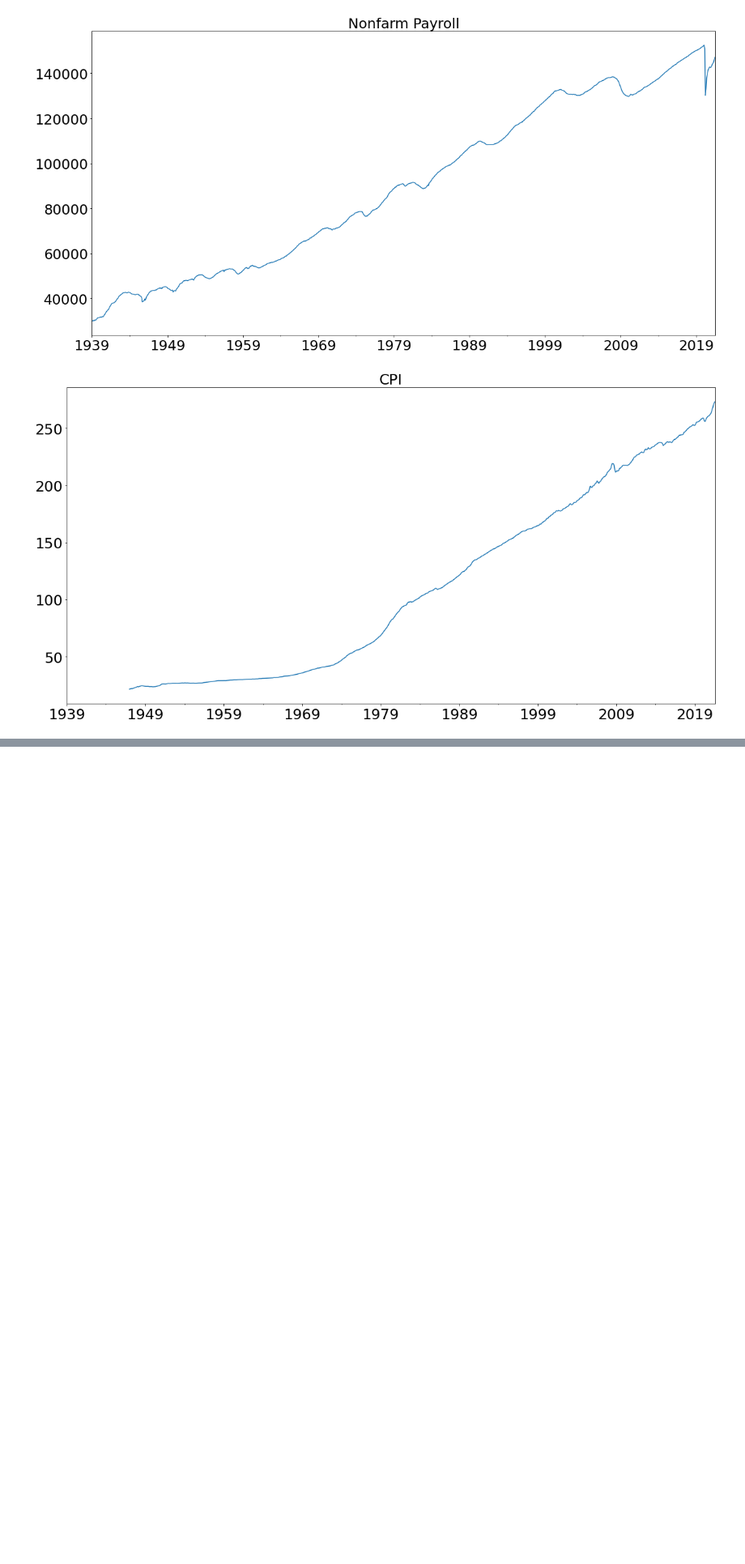
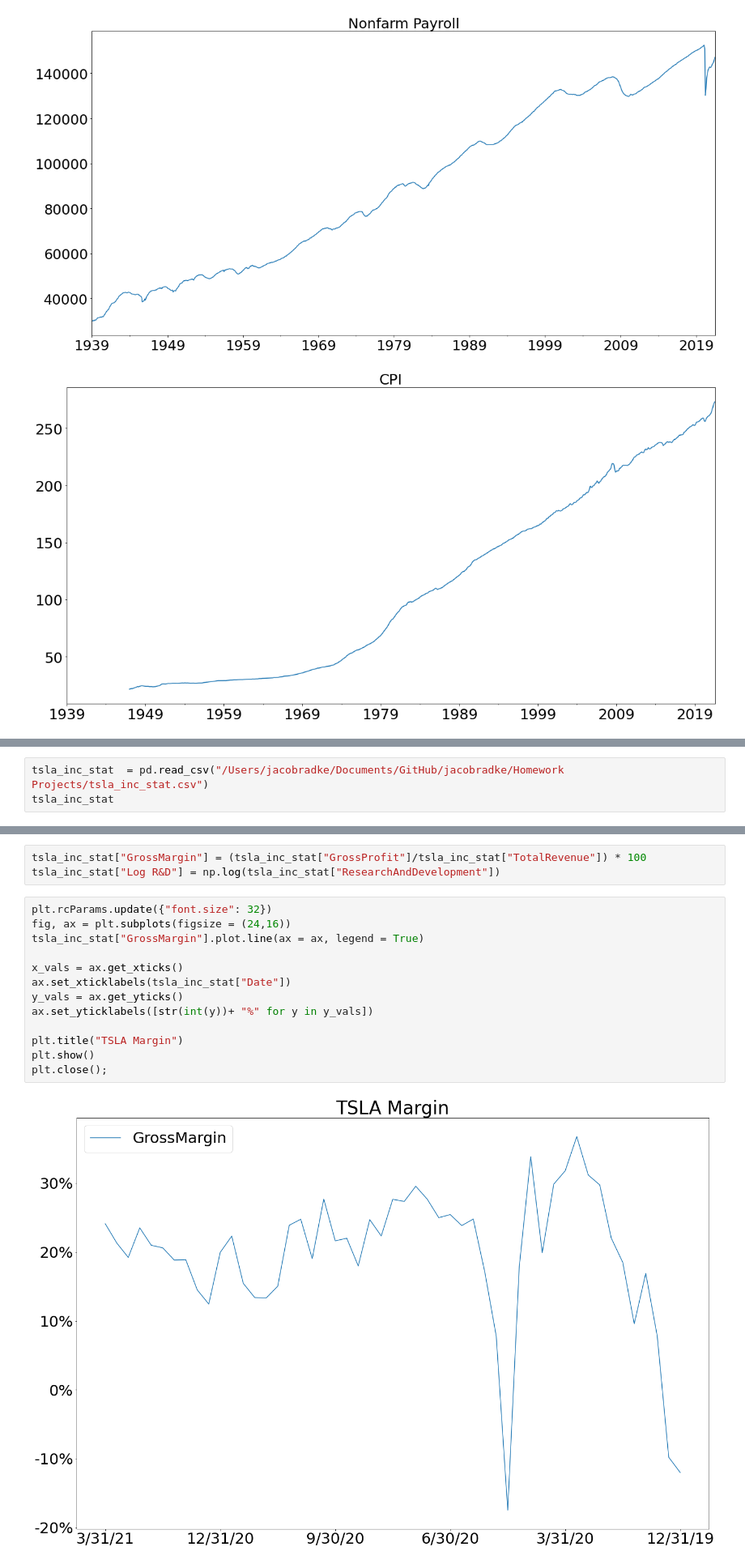
Before and after one commit to jacobradke/jacobradke, a Jupyter notebook: Project/Project Proposal.ipynb, the cells around one changed output, grey strips where cells are left out. Shown at 81% size. Saved outputs shown, nothing was run; the diff lists cells and outputs as text; blank space fills up the shorter version.

```diff
--- a/Project/Project Proposal.ipynb
+++ b/Project/Project Proposal.ipynb
@@ -115,0 +118,3 @@ I will need to pull financial data because the major valuators of the stock mark
+# %%
+tsla_inc_stat  = pd.read_csv("/Users/jacobradke/Documents/GitHub/jacobradke/Homework Projects/tsla_inc_stat.csv")
+tsla_inc_stat
@@ -115,0 +140,18 @@ I will need to pull financial data because the major valuators of the stock mark
+# %%
+tsla_inc_stat["GrossMargin"] = (tsla_inc_stat["GrossProfit"]/tsla_inc_stat["TotalRevenue"]) * 100
+tsla_inc_stat["Log R&D"] = np.log(tsla_inc_stat["ResearchAndDevelopment"])
+# %%
+plt.rcParams.update({"font.size": 32})
+fig, ax = plt.subplots(figsize = (24,16))
+tsla_inc_stat["GrossMargin"].plot.line(ax = ax, legend = True)
+
+x_vals = ax.get_xticks()
+ax.set_xticklabels(tsla_inc_stat["Date"])
+y_vals = ax.get_yticks()
+ax.set_yticklabels([str(int(y))+ "%" for y in y_vals])
+
+plt.title("TSLA Margin")
+plt.show()
+plt.close();
+# %% [output]
+[figure, added]
```
Also changed, not shown: parts of 8 cells of this notebook, 5 other files.
